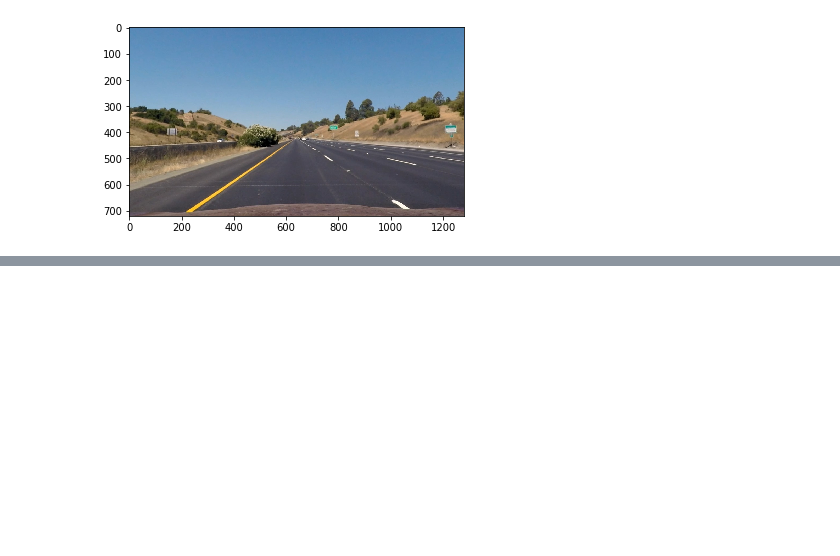
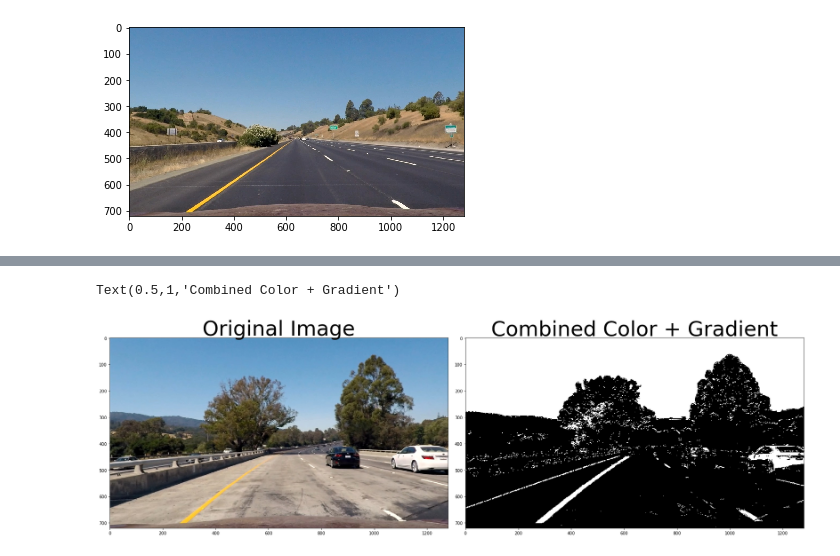
Before and after one commit to woodyhaddad/P2-Advanced-Lane-Lines, a Jupyter notebook: P2.ipynb, the cells around one changed output, grey strips where cells are left out. Saved outputs shown, nothing was run; the diff lists cells and outputs as text; code cells hidden in the pictures; blank space fills up the shorter version.

```diff
--- a/P2.ipynb
+++ b/P2.ipynb
@@ -93,0 +221,37 @@ plt.imshow(undistorted_images[0])
+# %%
+### Combining color and gradient thresholds
+
+def Combined_colorgradient(img):
+
+    # find the combined gradient binary first the same way as explained above
+    gradx = abs_sobel_thresh(img, orient='x', thresh=(100, 255))
+    grady = abs_sobel_thresh(img, orient='y', thresh=(100, 255))
+    mag_binary = mag_thresh(img, sobel_kernel=ksize, mag_thresh=(50, 255))
+    dir_binary = dir_threshold(img, sobel_kernel=ksize, thresh=(0.7, 1.3))
+
+    combined_gradient = np.zeros_like(dir_binary)
+    combined_gradient[((gradx == 1) & (grady == 1)) | ((mag_binary == 1) & (dir_binary == 1))] = 1
+
+    # find the combined color binary to combine with gradient binary and achieve more reliable results
+    combined_color = hls_saturation(img, s_thresh=(100,255), l_thresh=(40,255))
+
+    # combine both binaries
+    combined_color_gradient = np.zeros_like(combined_gradient)
+    combined_color_gradient[(combined_color == 1) | (combined_gradient == 1)] = 1
+
+    return combined_color_gradient
+
+combined_colorgradient = Combined_colorgradient(image1)
+
+combined_out = 255*combined_colorgradient # convert the image to 8 bit for the cv2.imwrite() function
+cv2.imwrite(os.path.join(path , 'Color_and_gradient_thresholded.jpg'), combined_out) # copies image into output_images directory
+
+f, (ax1, ax2) = plt.subplots(1, 2, figsize=(24, 9))
+f.tight_layout()
+ax1.imshow(image1)
+ax1.set_title('Original Image', fontsize=50)
+ax2.imshow(combined_colorgradient, cmap='gray')
+ax2.set_title('Combined Color + Gradient', fontsize=50)
+# %% [output]
+Text(0.5,1,'Combined Color + Gradient')
+[figure, added]
```
Also changed, not shown: parts of 17 cells of this notebook, 16 other files.
